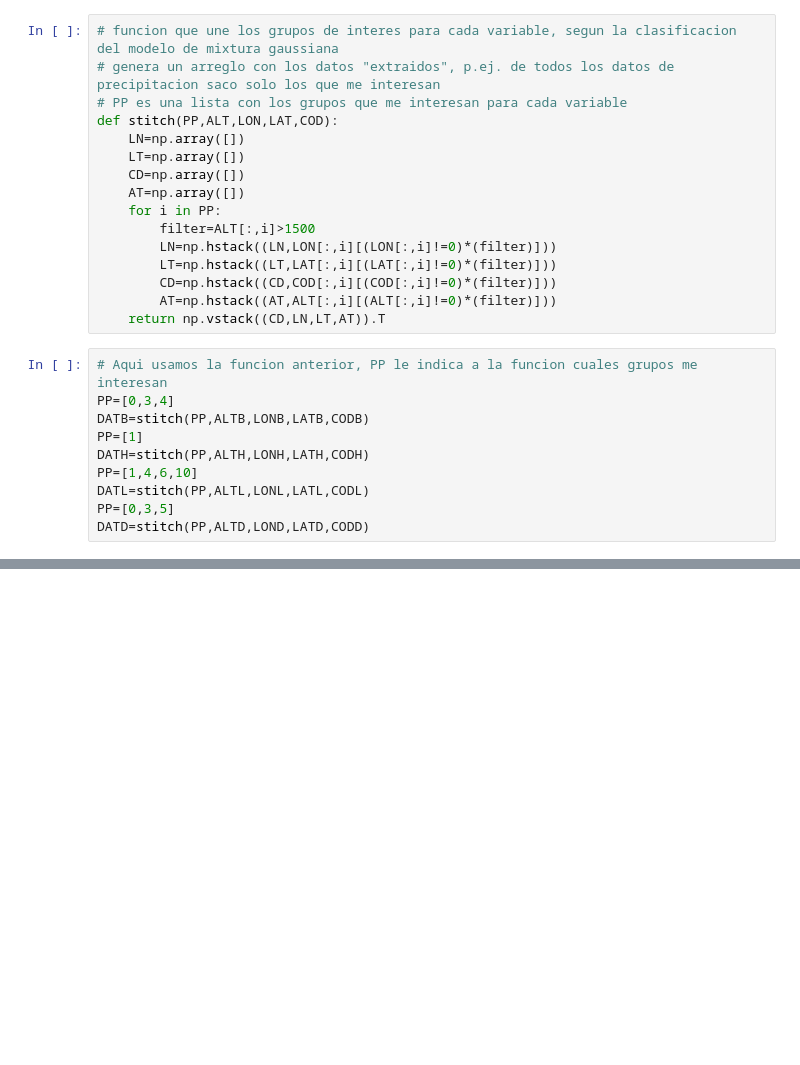
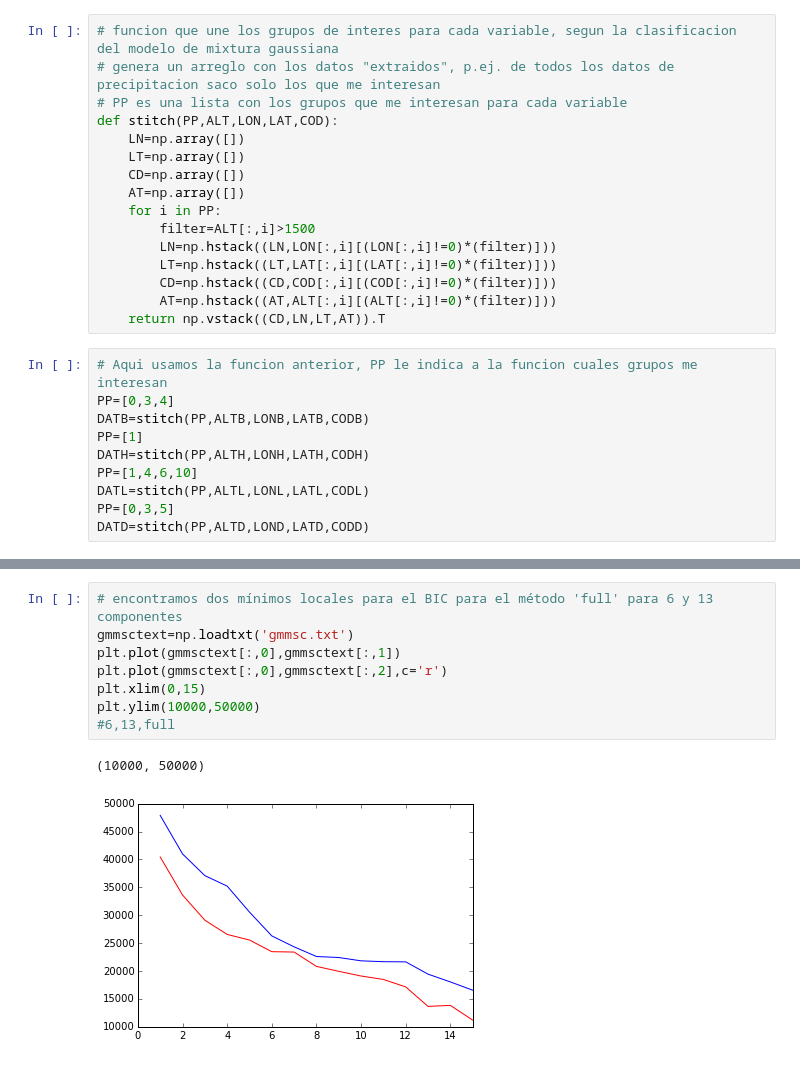
Before and after one commit to saint-germain/ideam, a Jupyter notebook: PCA-IDEAM-WC.ipynb, the cells around one changed output, grey strips where cells are left out. Saved outputs shown, nothing was run; the diff lists cells and outputs as text; blank space fills up the shorter version.

```diff
--- a/PCA-IDEAM-WC.ipynb
+++ b/PCA-IDEAM-WC.ipynb
@@ -1054,0 +799,11 @@ TypeError: You must first set_array for mappable
+# %%
+# encontramos dos mínimos locales para el BIC para el método 'full' para 6 y 13 componentes
+gmmsctext=np.loadtxt('gmmsc.txt')
+plt.plot(gmmsctext[:,0],gmmsctext[:,1])
+plt.plot(gmmsctext[:,0],gmmsctext[:,2],c='r')
+plt.xlim(0,15)
+plt.ylim(10000,50000)
+#6,13,full
+# %% [output]
+(10000, 50000)
+[figure, added]
```
Also changed, not shown: parts of 86 cells of this notebook, 10 other files.
